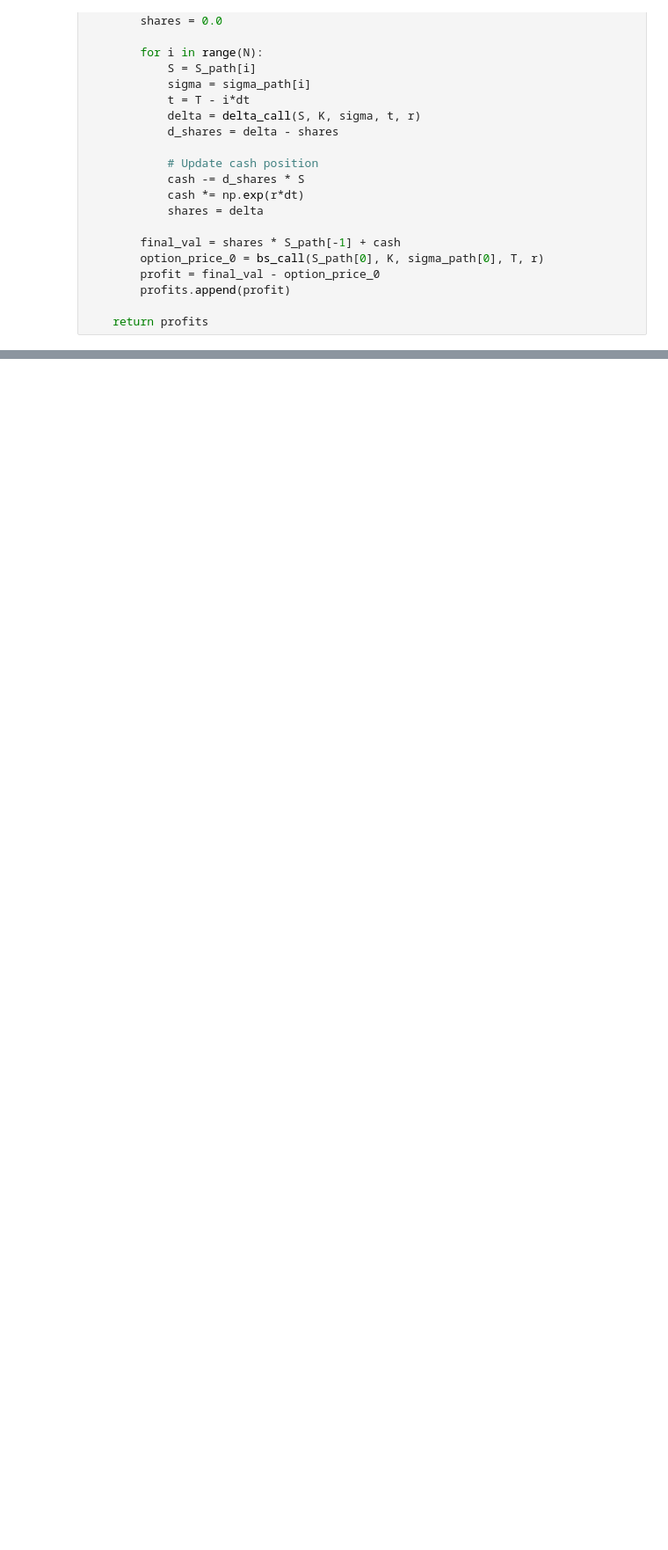
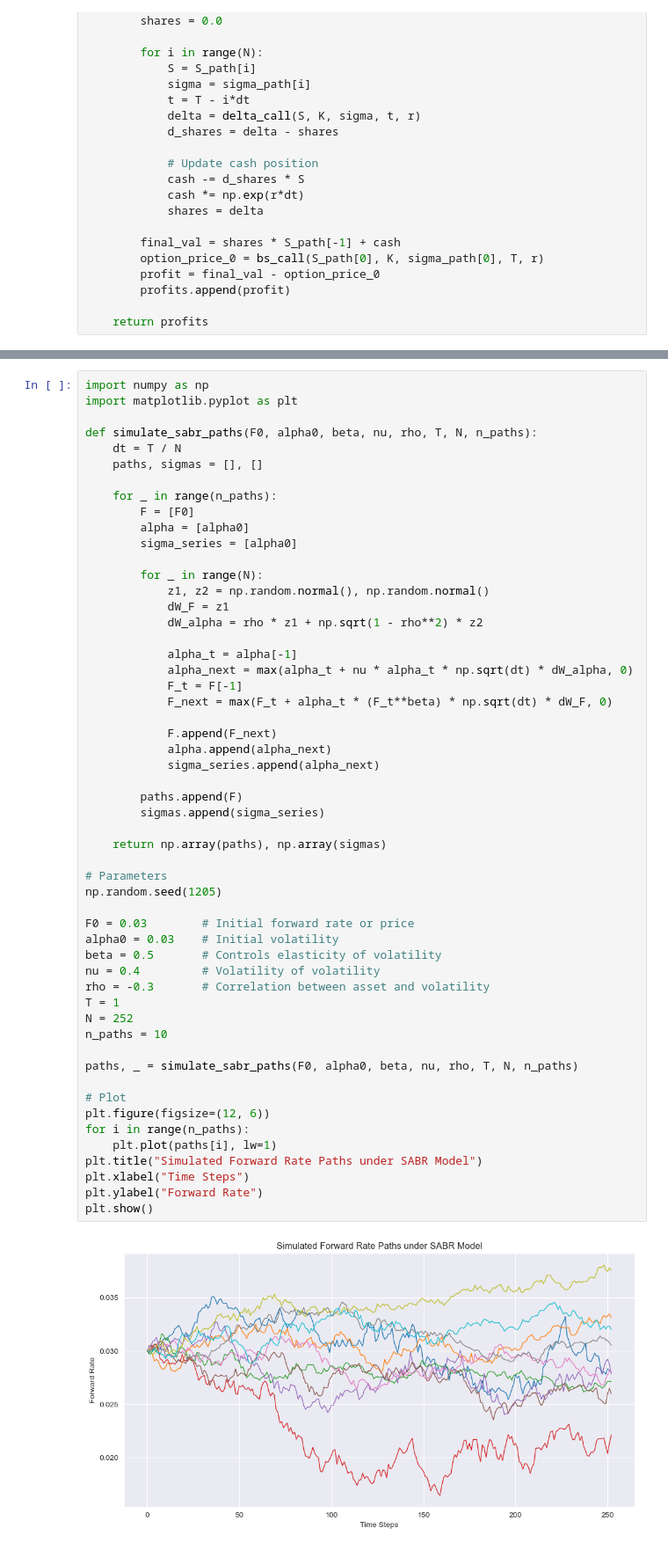
Before and after one commit to debanjan-cosmo/Quant_Finance_Erdos_Summer_2025, a Jupyter notebook: Mini_Projects/Mini Project 4.ipynb, the cells around one changed output, grey strips where cells are left out. Shown at 88% size. Drawn from its saved outputs; the diff is of its cells as text; blank space fills up the shorter version.

```diff
--- a/Mini_Projects/Mini Project 4.ipynb
+++ b/Mini_Projects/Mini Project 4.ipynb
@@ -197,0 +622,56 @@ dtype: float64
+# %%
+import numpy as np
+import matplotlib.pyplot as plt
+
+def simulate_sabr_paths(F0, alpha0, beta, nu, rho, T, N, n_paths):
+    dt = T / N
+    paths, sigmas = [], []
+
+    for _ in range(n_paths):
+        F = [F0]
+        alpha = [alpha0]
+        sigma_series = [alpha0]
+
+        for _ in range(N):
+            z1, z2 = np.random.normal(), np.random.normal()
+            dW_F = z1
+            dW_alpha = rho * z1 + np.sqrt(1 - rho**2) * z2
+
+            alpha_t = alpha[-1]
+            alpha_next = max(alpha_t + nu * alpha_t * np.sqrt(dt) * dW_alpha, 0)
+            F_t = F[-1]
+            F_next = max(F_t + alpha_t * (F_t**beta) * np.sqrt(dt) * dW_F, 0)
+
+            F.append(F_next)
+            alpha.append(alpha_next)
+            sigma_series.append(alpha_next)
+
+        paths.append(F)
+        sigmas.append(sigma_series)
+
+    return np.array(paths), np.array(sigmas)
+
+# Parameters
+np.random.seed(1205)
+
+F0 = 0.03        # Initial forward rate or price
+alpha0 = 0.03    # Initial volatility
+beta = 0.5       # Controls elasticity of volatility
+nu = 0.4         # Volatility of volatility
+rho = -0.3       # Correlation between asset and volatility
+T = 1
+N = 252
+n_paths = 10
+
+paths, _ = simulate_sabr_paths(F0, alpha0, beta, nu, rho, T, N, n_paths)
+
+# Plot
+plt.figure(figsize=(12, 6))
+for i in range(n_paths):
+    plt.plot(paths[i], lw=1)
+plt.title("Simulated Forward Rate Paths under SABR Model")
+plt.xlabel("Time Steps")
+plt.ylabel("Forward Rate")
+plt.show()
+# %% [output]
+[figure, added]
```
Also changed, not shown: parts of 11 cells of this notebook, 4 other files.
